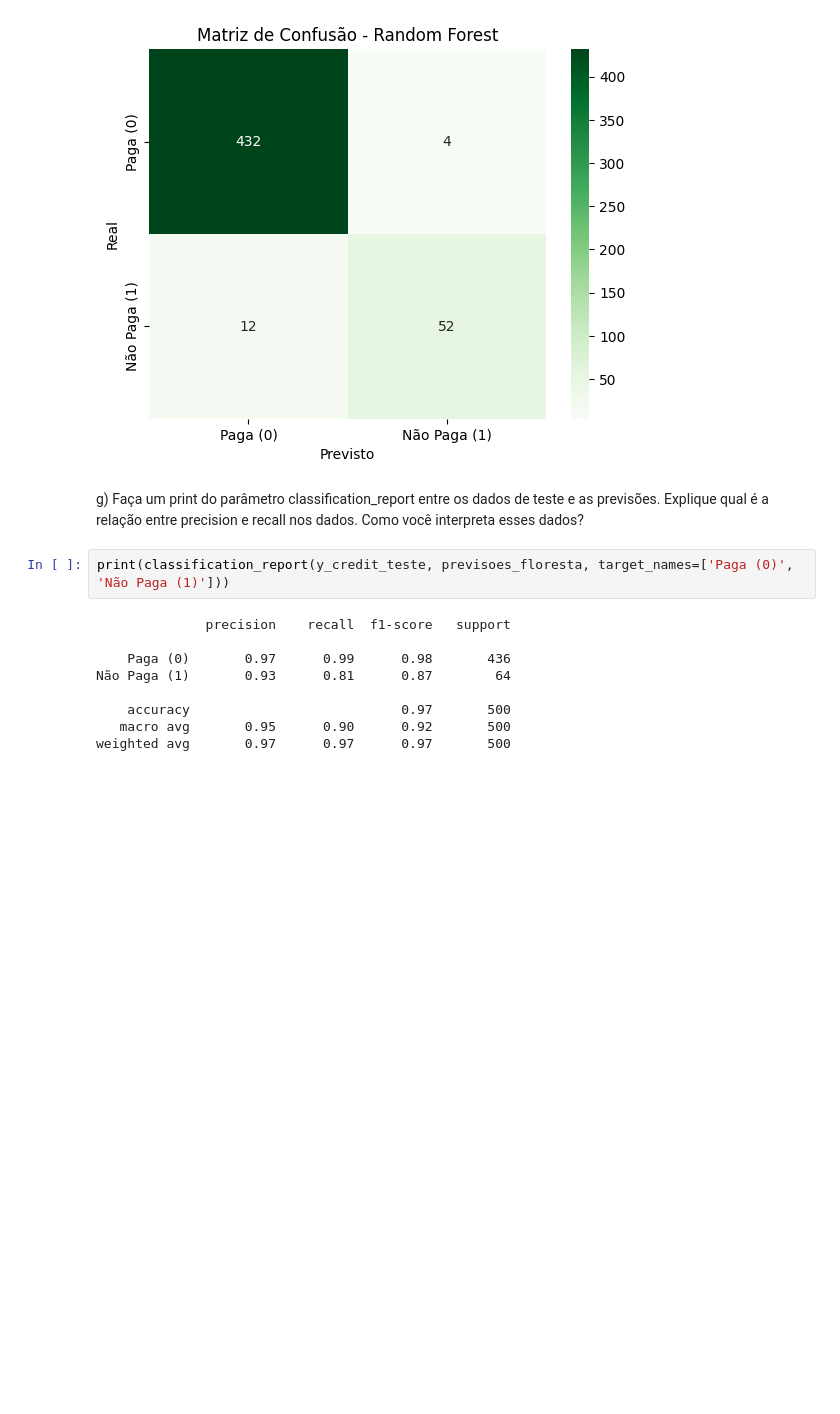
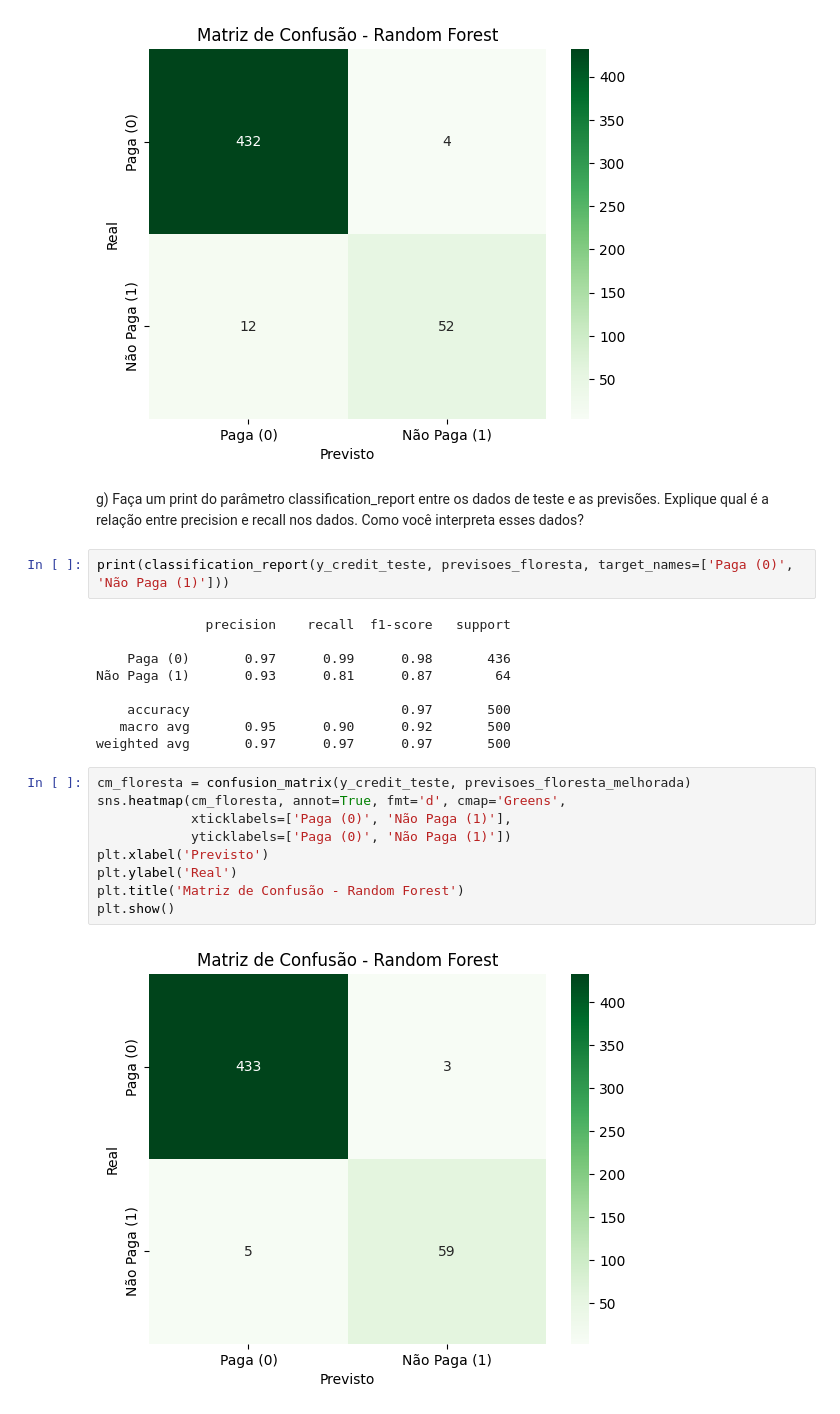
Before and after one commit to LuanaNitsche/AprendizadoDeMaquina, a Jupyter notebook: arvores/TRABALHO_3_PARTE_2_Algoritmo_Árvores_de_Decisão.ipynb, the cells around one changed output. Cells and saved outputs as stored; diff of their text form; blank space fills up the shorter version.

```diff
--- a/arvores/TRABALHO_3_PARTE_2_Algoritmo_Árvores_de_Decisão.ipynb
+++ b/arvores/TRABALHO_3_PARTE_2_Algoritmo_Árvores_de_Decisão.ipynb
@@ -296,3 +296,14 @@ Não Paga (1)       0.93      0.81      0.87        64
     accuracy                           0.97       500
    macro avg       0.95      0.90      0.92       500
 weighted avg       0.97      0.97      0.97       500
+# %%
+cm_floresta = confusion_matrix(y_credit_teste, previsoes_floresta_melhorada)
+sns.heatmap(cm_floresta, annot=True, fmt='d', cmap='Greens',
+            xticklabels=['Paga (0)', 'Não Paga (1)'],
+            yticklabels=['Paga (0)', 'Não Paga (1)'])
+plt.xlabel('Previsto')
+plt.ylabel('Real')
+plt.title('Matriz de Confusão - Random Forest')
+plt.show()
+# %% [output]
+[figure, added]
```
Also changed, not shown: parts of 10 cells of this notebook, 2 other files.
